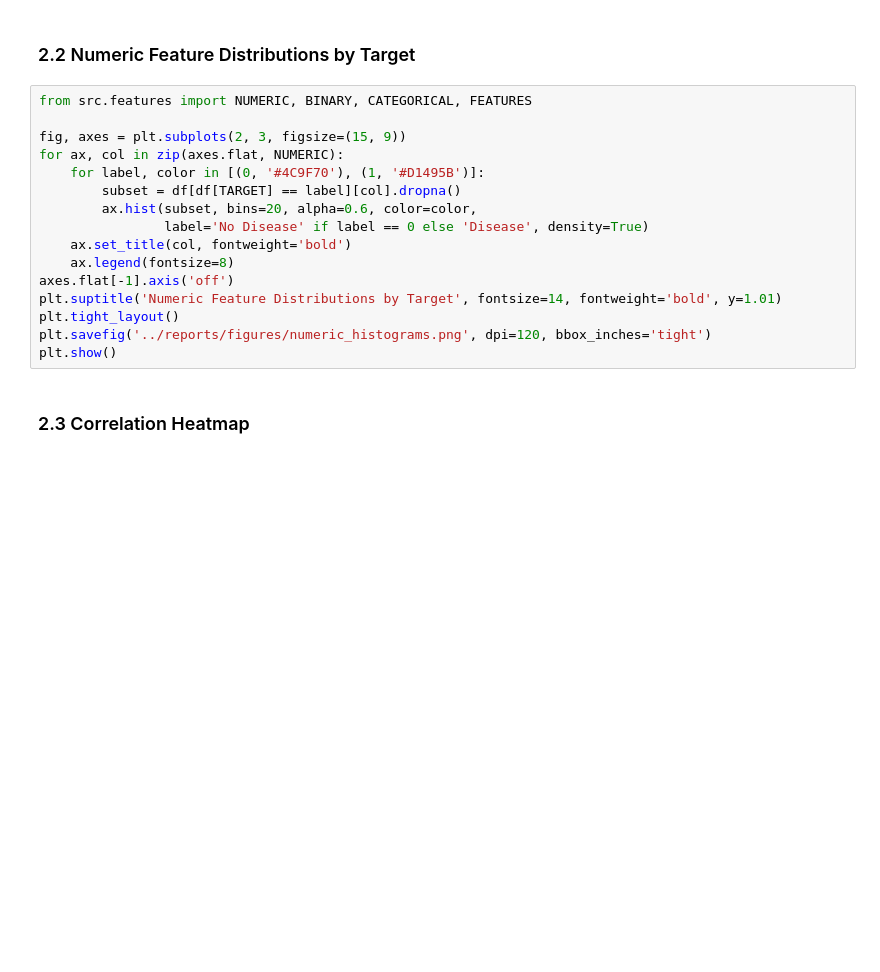
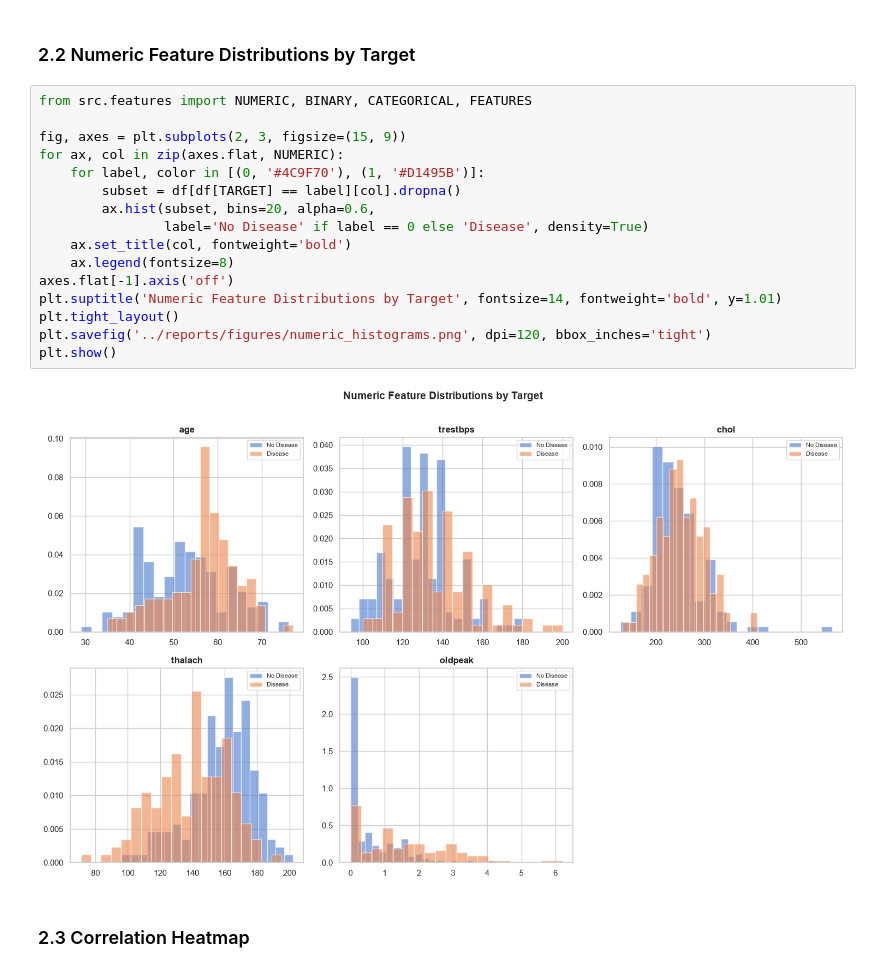
Before and after one commit to 2025ae05110/MLOps_Assignment1, a Jupyter notebook: notebooks/eda_and_training.ipynb, the cells around one changed output. Drawn from its saved outputs; the diff is of its cells as text; blank space fills up the shorter version.

Commit message:
feat: execute notebook with outputs + updated EDA figures

```diff
--- a/notebooks/eda_and_training.ipynb
+++ b/notebooks/eda_and_training.ipynb
@@ -64,19 +104,21 @@ print(f'Disease prevalence: {counts["Disease"]/counts.sum()*100:.1f}%')
 # %%
 from src.features import NUMERIC, BINARY, CATEGORICAL, FEATURES
 
 fig, axes = plt.subplots(2, 3, figsize=(15, 9))
 for ax, col in zip(axes.flat, NUMERIC):
     for label, color in [(0, '#4C9F70'), (1, '#D1495B')]:
         subset = df[df[TARGET] == label][col].dropna()
-        ax.hist(subset, bins=20, alpha=0.6, color=color,
+        ax.hist(subset, bins=20, alpha=0.6,
                 label='No Disease' if label == 0 else 'Disease', density=True)
     ax.set_title(col, fontweight='bold')
     ax.legend(fontsize=8)
 axes.flat[-1].axis('off')
 plt.suptitle('Numeric Feature Distributions by Target', fontsize=14, fontweight='bold', y=1.01)
 plt.tight_layout()
 plt.savefig('../reports/figures/numeric_histograms.png', dpi=120, bbox_inches='tight')
 plt.show()
+# %% [output]
+[figure, added]
 # %% [markdown]
 ### 2.3 Correlation Heatmap
 # %%
```
Also changed, not shown: parts of 15 cells of this notebook, 4 other files.
